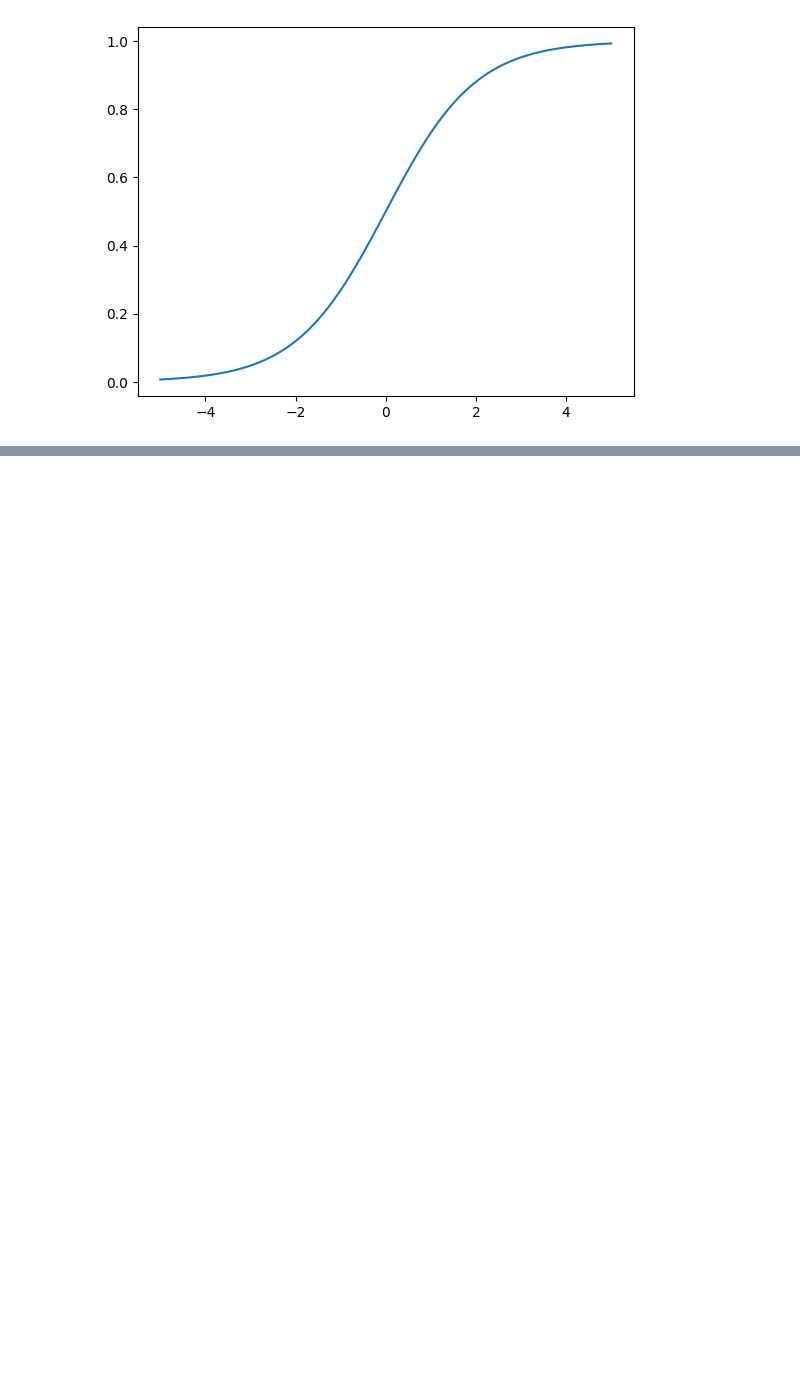
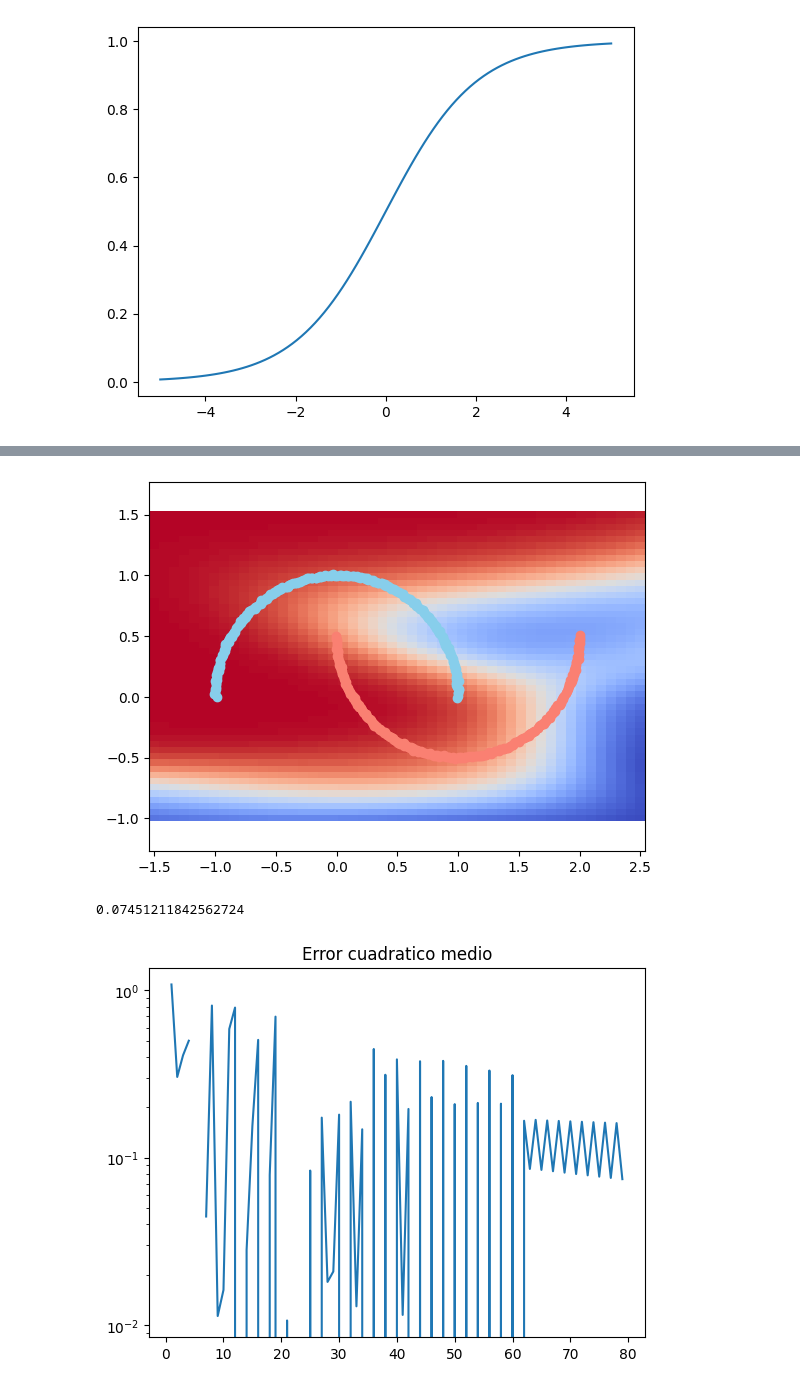
Before and after one commit to FullFran/curso_ia, a Jupyter notebook: zzpracticas_pruebazz/redscipy/red_csv.ipynb, the cells around one changed output, grey strips where cells are left out. Cells and saved outputs as stored; diff of their text form; code cells hidden in the pictures; blank space fills up the shorter version.

```diff
--- a/zzpracticas_pruebazz/redscipy/red_csv.ipynb
+++ b/zzpracticas_pruebazz/redscipy/red_csv.ipynb
@@ -135,0 +165,48 @@ for i in range(1500):
+# %%
+import time
+from IPython.display import clear_output
+
+
+topology = [p,  100,  1]
+neural_n = create_nn(topology, tanh)
+
+loss = []
+
+for i in range(2000):
+
+    pY = train(neural_n, X, Y, l2_cost, lr=0.0005)
+
+    if i % 25 == 0:
+
+        loss.append(cross_entropy[0](pY, Y))
+
+        res = 50
+
+        _x0 = np.linspace(-1.5, 2.5, res)
+        _x1 = np.linspace(-1, 1.5, res)
+
+        _Y = np. zeros((res, res))
+
+        for i0, x0 in enumerate(_x0):
+            for i1, x1 in enumerate(_x1):
+                _Y[i0, i1] = train(neural_n, np.array(
+                    [[x0, x1]]), Y, cross_entropy, train=False)[0][0]
+
+        plt.pcolormesh(_x0, _x1, _Y, cmap='coolwarm')
+        plt.axis('equal')
+
+        plt.scatter(X[Y[:, 0] == 0, 0], X[Y[:, 0] == 0, 1], c='skyblue')
+        plt.scatter(X[Y[:, 0] == 1, 0], X[Y[:, 0] == 1, 1], c='salmon')
+
+        clear_output(wait=True)
+        plt.show()
+        plt.plot(range(len(loss)), loss)
+        plt.yscale('log')
+        plt.title('Error cuadratico medio')
+        print(loss[-1])
+        plt.show()
+        time.sleep(0.5)
+# %% [output]
+[figure, added]
+0.07451211842562724
+[figure, added]
```
Also changed, not shown: parts of 6 cells of this notebook, 3 other files.
